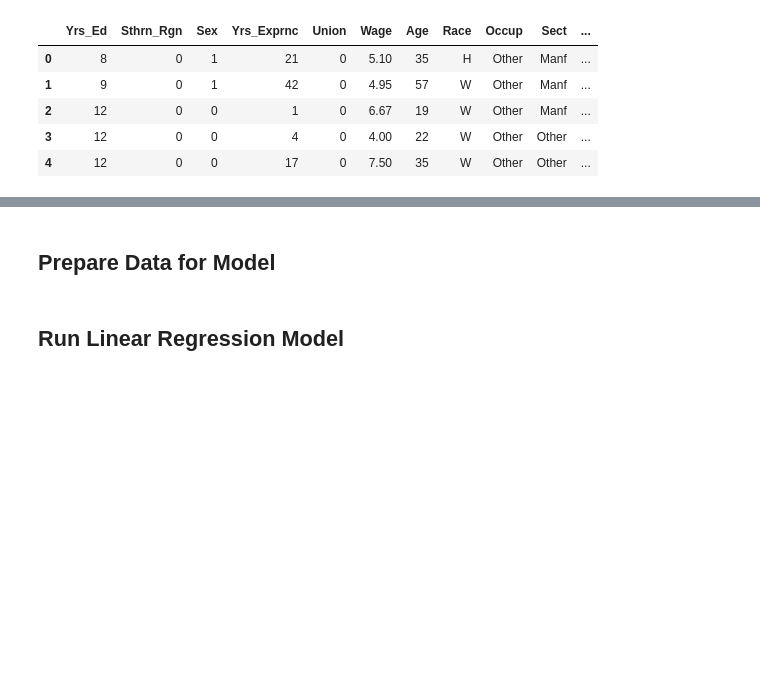
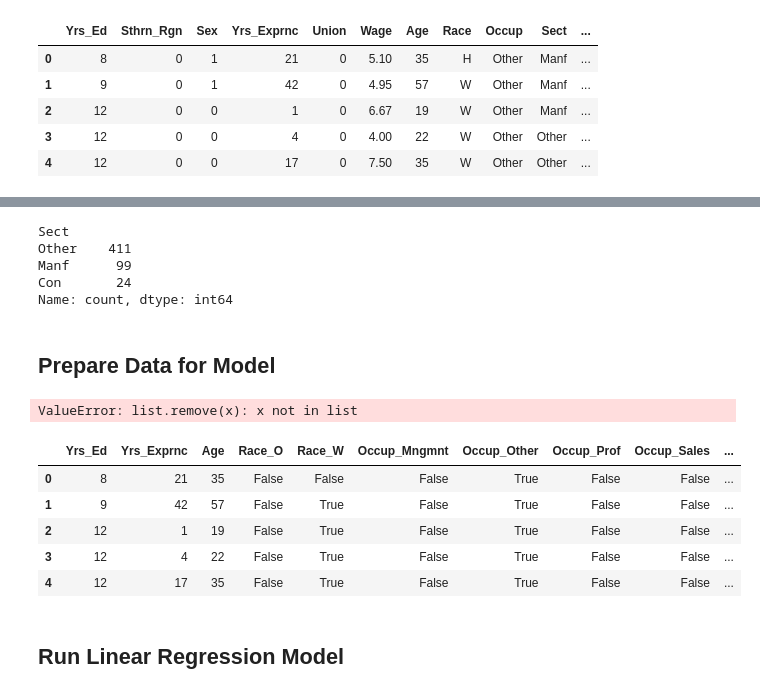
Before and after one commit to mj-brown/genbus656, a Jupyter notebook: Submissions/GB656_Module2_Submission_Brown_M.ipynb, the cells around one changed output, grey strips where cells are left out. Saved outputs shown, nothing was run; the diff lists cells and outputs as text; code cells hidden in the pictures; blank space fills up the shorter version.

```diff
--- a/Submissions/GB656_Module2_Submission_Brown_M.ipynb
+++ b/Submissions/GB656_Module2_Submission_Brown_M.ipynb
@@ -65,2 +92,26 @@ wages_df.head()
+# %%
+# Review the data in the Sect column
+wages_df['Sect'].value_counts()
+# %% [output]
+Sect
+Other    411
+Manf      99
+Con       24
+Name: count, dtype: int64
 # %% [markdown]
 ## Prepare Data for Model
+# %%
+# Assign numerical columns to a list and categorical columns to another list.  Remove the Sthrn_Rgn, Sex, Union, and Marr columns from numerical and append these to categorical.
+# Remove the wages column to be used as the target variable.
+numerics = list(wages_df.select_dtypes(include=['int64']).columns)
+numerics.remove('Sthrn_Rgn')
+numerics.remove('Sex')
+numerics.remove('Union')
+numerics.remove('Marr')
+factors = list(wages_df.select_dtypes(include=['object']).columns)
+factors.append('Sthrn_Rgn')
+factors.append('Sex')
+factors.append('Union')
+factors.append('Marr')
+# %% [output]
+ValueError: list.remove(x): x not in list
@@ -67,3 +133,15 @@ wages_df.head()
+# %%
+# Combine the numerical and the dummy variables into a new dataframe
+wages_cleaned = pd.concat([numeric_cols, dummies], axis=1)
+wages_cleaned = pd.concat([wages_cleaned, wages_df['Wage']], axis=1)
+wages_cleaned.head()
+# %% [output]
+|  | Yrs_Ed | Yrs_Exprnc | Age | Race_O | Race_W | Occup_Mngmnt | Occup_Other | Occup_Prof | Occup_Sales | ... |
+| 0 | 8 | 21 | 35 | False | False | False | True | False | False | ... |
+| 1 | 9 | 42 | 57 | False | True | False | True | False | False | ... |
+| 2 | 12 | 1 | 19 | False | True | False | True | False | False | ... |
+| 3 | 12 | 4 | 22 | False | True | False | True | False | False | ... |
+| 4 | 12 | 17 | 35 | False | True | False | True | False | False | ... |
 # %% [markdown]
 ## Run Linear Regression Model
 # %% [markdown]
```
Also changed, not shown: parts of 14 cells of this notebook.
